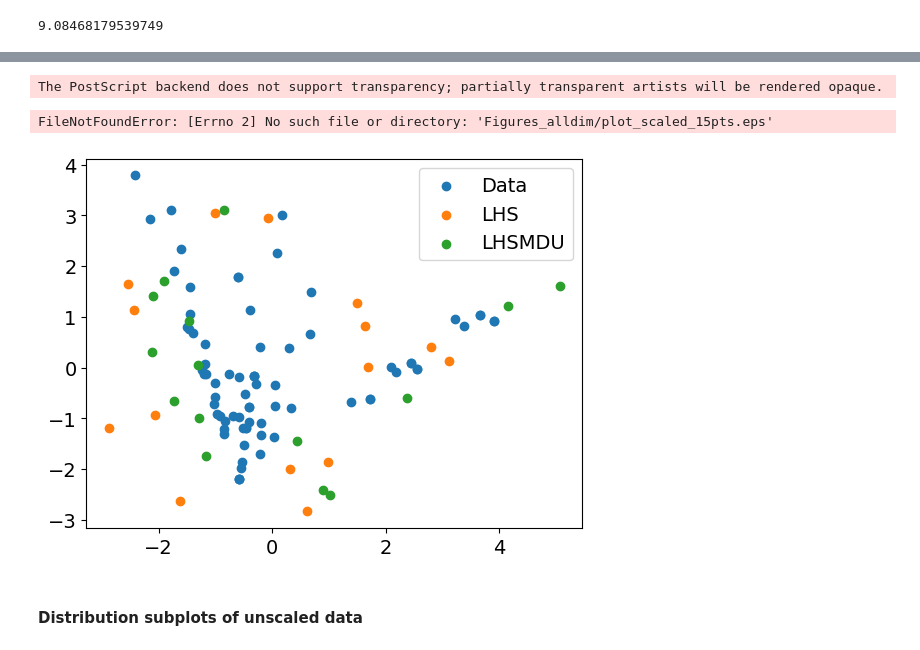
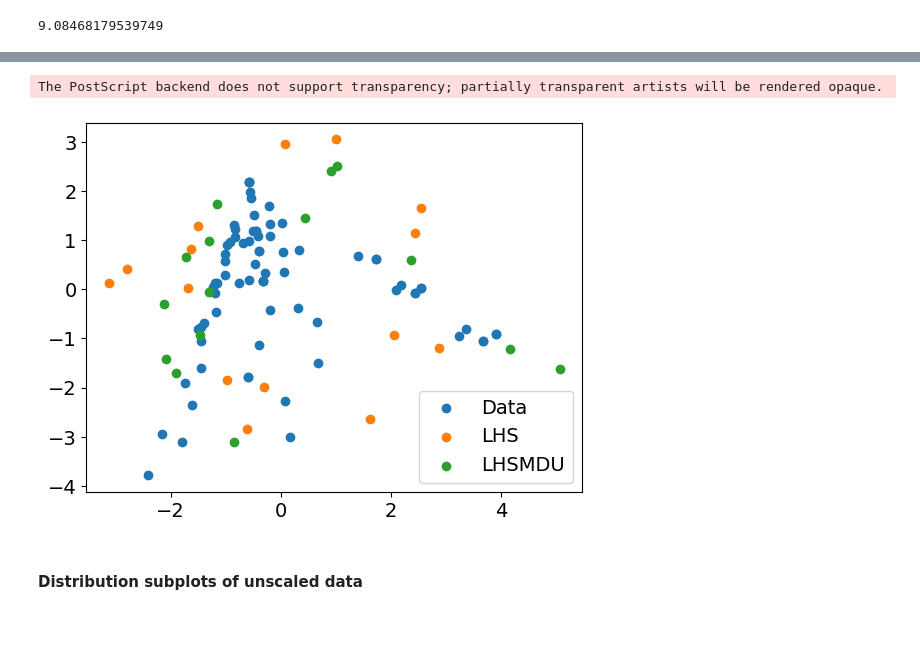
Before and after one commit to AMDatIMDEA/castro, a Jupyter notebook: examples/Postprocessing_9components.ipynb, the cells around one changed output, grey strips where cells are left out. Cells and saved outputs as stored; diff of their text form; code cells hidden in the pictures.

```diff
--- a/examples/Postprocessing_9components.ipynb
+++ b/examples/Postprocessing_9components.ipynb
@@ -486,21 +486,13 @@ np.linalg.norm(space.var())
 # %%
-def plot_dimred_2dims_both_methods(Xt1, Xt2_new, Xt3_new):
-    pca = PCA(n_components=2)
-    Xt1_pca = pca.fit_transform(Xt1)
-    Xt2_pca = pca.fit_transform(Xt2_new)
-    Xt3_pca = pca.fit_transform(Xt3_new)
-    plt.scatter(Xt1_pca[:,0], Xt1_pca[:,1])
-    plt.scatter(Xt2_pca[:,0], Xt2_pca[:,1])
-    plt.scatter(Xt3_pca[:,0], Xt3_pca[:,1])
-    plt.legend(['Data', 'LHS', 'LHSMDU'])
-    plt.savefig('Figures_alldim/plot_scaled_15pts.eps', format='eps')
-    plt.show()
+pca = PCA(n_components=2)
+Xt1_pca = pca.fit_transform(data_scaled)
+Xt2_pca = pca.fit_transform(df_15_samps_scaled)
+Xt3_pca = pca.fit_transform(df_15_samps_lhsmdu_scaled)
 
-plot_dimred_2dims_both_methods(data_scaled, df_15_samps_scaled, df_15_samps_lhsmdu_scaled)
+plot_dimred_2dims_both_methods(Xt1_pca, Xt2_pca, Xt3_pca, filename_eps="Figures_9dim/plot_scaled_15pts.eps")
 # %% [output]
 The PostScript backend does not support transparency; partially transparent artists will be rendered opaque.
-FileNotFoundError: [Errno 2] No such file or directory: 'Figures_alldim/plot_scaled_15pts.eps'
-[figure, old version]
+[figure, new version]
 # %% [markdown]
 #### Distribution subplots of unscaled data
 # %%
```
Also changed, not shown: parts of 43 cells of this notebook, 5 other files.
